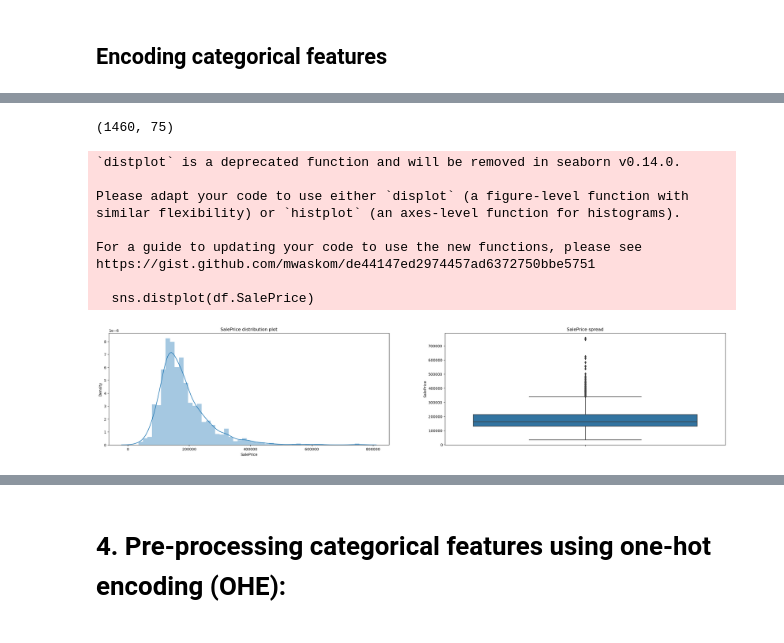
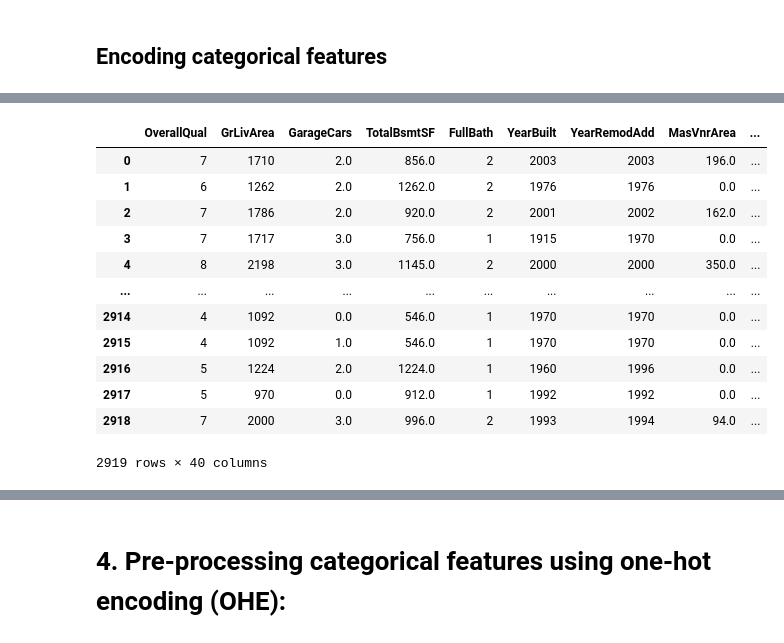
Before and after one commit to Kataraduo/CS-5785-AML, a Jupyter notebook: CS5785_HM1_Zhiduo Xie (zx324).ipynb, the cells around one changed output, grey strips where cells are left out. Cells and saved outputs as stored; diff of their text form; code cells hidden in the pictures.

```diff
--- a/CS5785_HM1_Zhiduo Xie (zx324).ipynb
+++ b/CS5785_HM1_Zhiduo Xie (zx324).ipynb
@@ -383,9 +383,9 @@ We then remove significant features with multicollinearity as well as the Id col
 #remove saleprice from the list of top 15 numerical features:
 top_15_num.remove('SalePrice')
 
-# keep only the features in top_15_num and ['BsmtQual', 'FireplaceQu', 'PoolQC']
-df_train = df_train[top_15_num + ['BsmtQual', 'FireplaceQu'] + ['SalePrice']]
-df_test = df_test[top_15_num + ['BsmtQual', 'FireplaceQu']]
+# keep only the features in top_15_num and ['HouseStyle', 'CentralAir','MSZoning','Utilities','SaleType']
+df_train = df_train[top_15_num + ['HouseStyle', 'CentralAir','MSZoning','Utilities','SaleType']+['SalePrice']]
+df_test = df_test[top_15_num + ['HouseStyle', 'CentralAir','MSZoning','Utilities','SaleType']]
 print(df_train.shape)
 print(df_test.shape)
 # %% [output]
@@ -458,27 +410,5 @@ print(df.isna().sum().sum())
-# %%
-df.shape
-# %% [output]
-(1460, 75)
-# %%
-# plot the distribution of SalePrice:
-plt.figure(figsize=(30,12))
-
-plt.subplot(2,2,1)
-plt.title('SalePrice distribution plot')
-sns.distplot(df.SalePrice)
-
-plt.subplot(2,2,2)
-plt.title('SalePrice spread')
-sns.boxplot(y=df.SalePrice)
-plt.show()
-# %% [output]
-`distplot` is a deprecated function and will be removed in seaborn v0.14.0.
-
-Please adapt your code to use either `displot` (a figure-level function with
-similar flexibility) or `histplot` (an axes-level function for histograms).
-
-For a guide to updating your code to use the new functions, please see
-https://gist.github.com/mwaskom/de44147ed2974457ad6372750bbe5751
-
-  sns.distplot(df.SalePrice)
-[figure, removed]
+# %%
+# Create a dict containing all the feature names of each categorical feature
+
+# Create a dict containing all the feature names of each categorical feature
+categorical_features_name = {'HouseStyle', 'CentralAir','MSZoning','Utilities','SaleType'}
@@ -484,0 +435,41 @@ https://gist.github.com/mwaskom/de44147ed2974457ad6372750bbe5751
+# %%
+#concatenate the training and testing data
+df = pd.concat([df_train, df_test], axis=0, ignore_index=True)
+# remove the target variable
+df = df.drop(columns=['SalePrice'])
+# %%
+# Perform one-hot encoding to the training dataset
+def apply_one_hot_encode(df, categories_dict):
+    """
+    Perform one-hot encoding to the dataset given the categories dict generated from the training dataset
+
+    Args:
+        df: a Pandas dataframe containing the data
+        categories_dict: a dict whose key is each categorical feature and value is the category name
+
+    Return:
+        A pandas dataframe after one-hot encoding on the categorical data
+    """
+    for col, categories in categories_dict.items():
+        for category in categories:
+            df[f"{col}_{category}"] = (df[col] == category).astype(int)
+        df.drop(col, axis=1, inplace=True)
+    return df
+
+df = apply_one_hot_encode(df, categories_dict)
+
+df
+# %% [output]
+|  | OverallQual | GrLivArea | GarageCars | TotalBsmtSF | FullBath | YearBuilt | YearRemodAdd | MasVnrArea | ... |
+| 0 | 7 | 1710 | 2.0 | 856.0 | 2 | 2003 | 2003 | 196.0 | ... |
+| 1 | 6 | 1262 | 2.0 | 1262.0 | 2 | 1976 | 1976 | 0.0 | ... |
+| 2 | 7 | 1786 | 2.0 | 920.0 | 2 | 2001 | 2002 | 162.0 | ... |
+| 3 | 7 | 1717 | 3.0 | 756.0 | 1 | 1915 | 1970 | 0.0 | ... |
+| 4 | 8 | 2198 | 3.0 | 1145.0 | 2 | 2000 | 2000 | 350.0 | ... |
+| ... | ... | ... | ... | ... | ... | ... | ... | ... | ... |
+| 2914 | 4 | 1092 | 0.0 | 546.0 | 1 | 1970 | 1970 | 0.0 | ... |
+| 2915 | 4 | 1092 | 1.0 | 546.0 | 1 | 1970 | 1970 | 0.0 | ... |
+| 2916 | 5 | 1224 | 2.0 | 1224.0 | 1 | 1960 | 1996 | 0.0 | ... |
+| 2917 | 5 | 970 | 0.0 | 912.0 | 1 | 1992 | 1992 | 0.0 | ... |
+| 2918 | 7 | 2000 | 3.0 | 996.0 | 2 | 1993 | 1994 | 94.0 | ... |
+2919 rows × 40 columns
```
Also changed, not shown: parts of 23 cells of this notebook.
